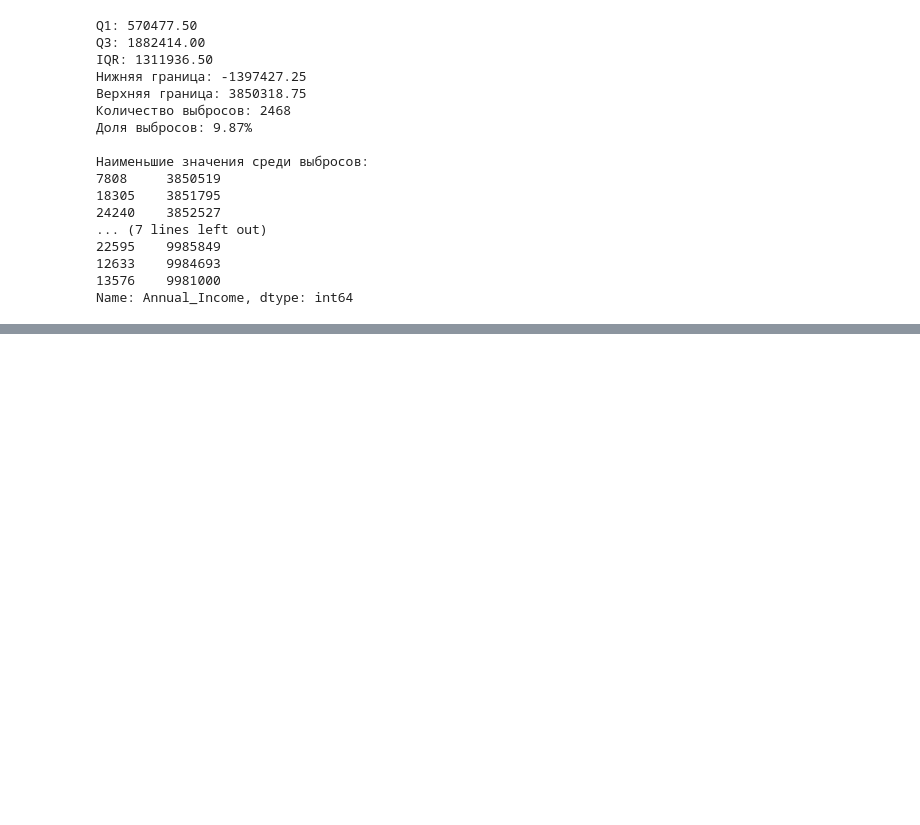
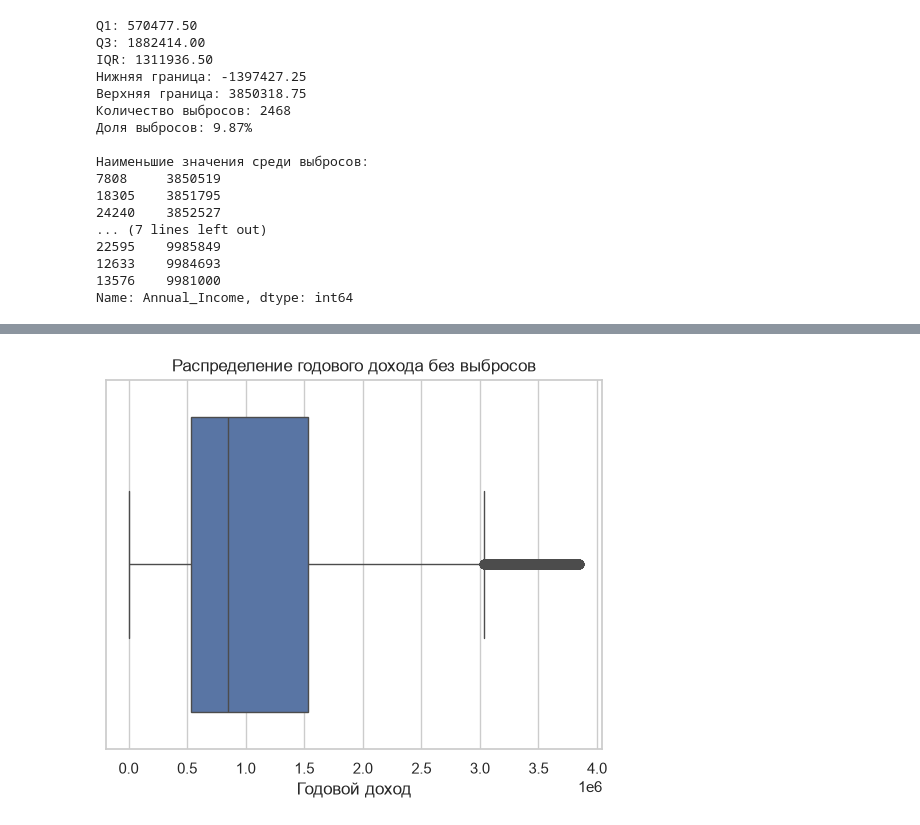
Before and after one commit to Monkey-coding-DS/Indian-Financial-Fraud-Analysis, a Jupyter notebook: customer.ipynb, the cells around one changed output, grey strips where cells are left out. Drawn from its saved outputs; the diff is of its cells as text; code cells hidden in the pictures; blank space fills up the shorter version.

```diff
--- a/customer.ipynb
+++ b/customer.ipynb
@@ -114,0 +225,8 @@ Name: Annual_Income, dtype: int64
+# %%
+sns.boxplot(data=df[df["Annual_Income"] <= upper_bound], x="Annual_Income")
+
+plt.xlabel("Годовой доход")
+plt.title("Распределение годового дохода без выбросов")
+plt.show()
+# %% [output]
+[figure, added]
```
Also changed, not shown: parts of 10 cells of this notebook.
